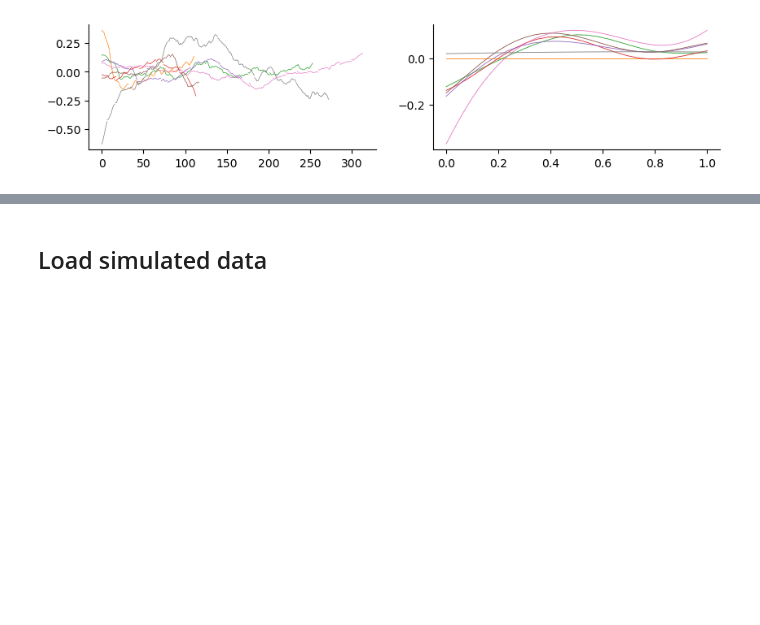
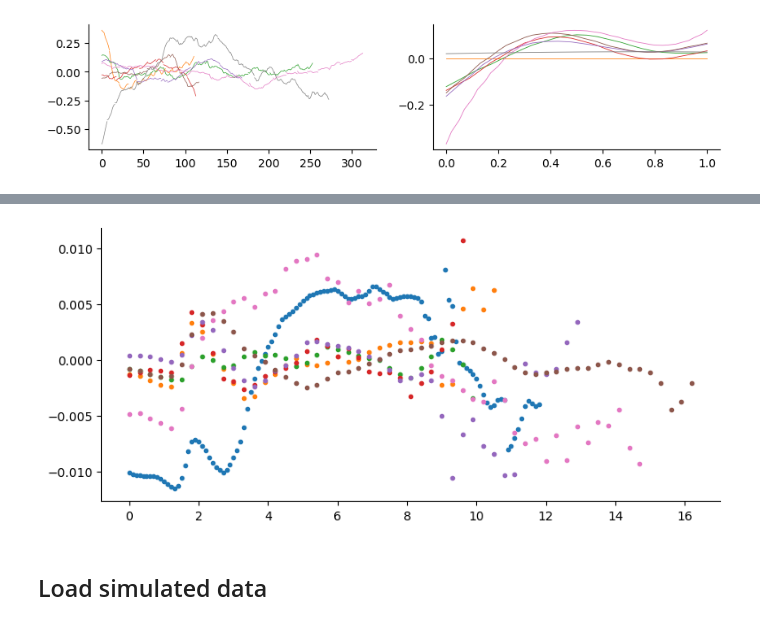
Before and after one commit to elevien/L1210, a Jupyter notebook: src/notebooks/PAPER_gp.ipynb, the cells around one changed output, grey strips where cells are left out. Drawn from its saved outputs; the diff is of its cells as text; code cells hidden in the pictures; blank space fills up the shorter version.

```diff
--- a/src/notebooks/PAPER_gp.ipynb
+++ b/src/notebooks/PAPER_gp.ipynb
@@ -51,3 +71,25 @@ fig
+# %%
+function msd(x)
+    var(x .- x[1])
+end
+
+
+fig, ax = subplots(figsize=(9,4))
+
+for df in preds
+    df_moments = combine(groupby(df,:age),
+        :matern32_flucs => msd => :var_flucs,
+        :matern32_flucs_x => msd => :var_flucs_x,
+        :matern32_flucs => mean => :mean_flucs,
+        :matern32_flucs_x => mean => :mean_flucs_x);
+    ax.plot(df_moments.age,df_moments.mean_flucs_x,".")
+end
+ax.spines["right"].set_visible(false)
+ax.spines["top"].set_visible(false)
+#ax.set_ylim([0,0.0005])
+fig
+# %% [output]
+[figure, added]
 # %% [markdown]
 ## Load simulated data
 # %%
```
Also changed, not shown: parts of 16 cells of this notebook, 15 other files.
